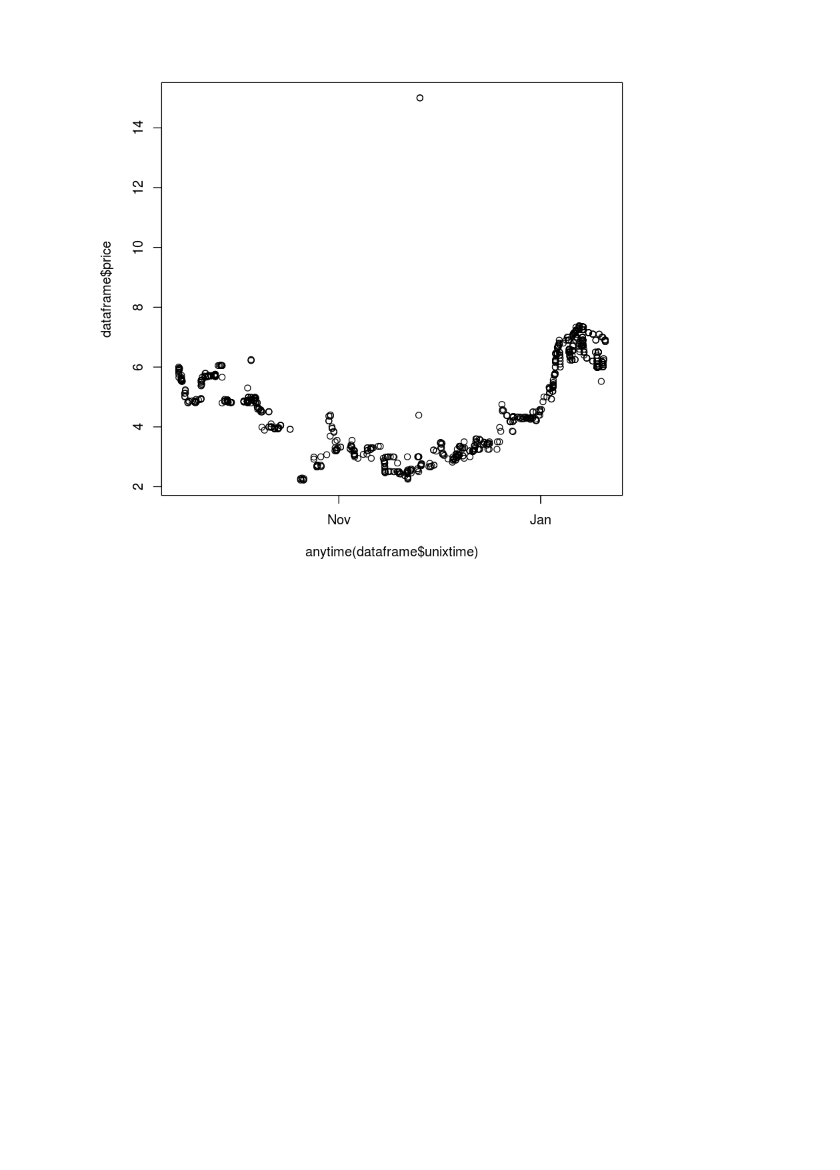
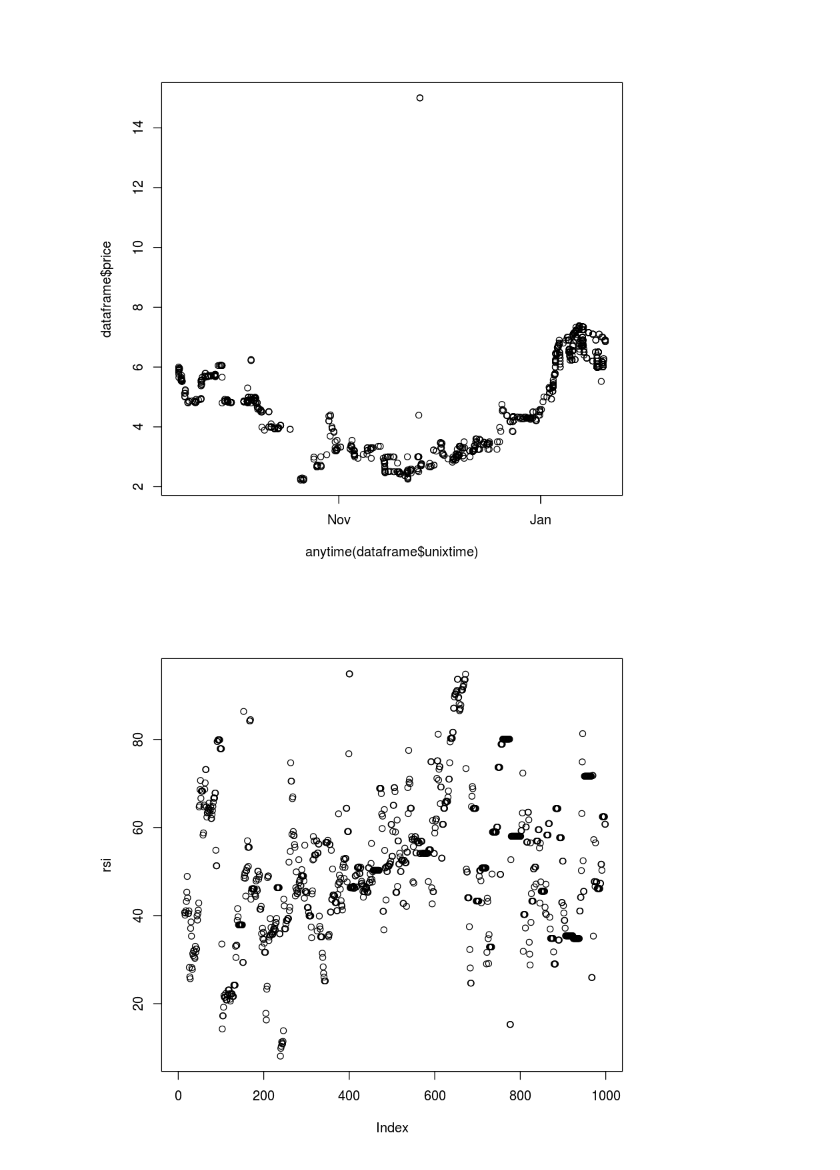
Before and after one commit to ivanbenas/TheBOTi, a Jupyter notebook: TheBOTi.ipynb, the cells around one changed output. Saved outputs shown, nothing was run; the diff lists cells and outputs as text; code cells hidden in the pictures; blank space fills up the shorter version.

```diff
--- a/TheBOTi.ipynb
+++ b/TheBOTi.ipynb
@@ -43,3 +49,9 @@ head(dataframe)
 plot (anytime(dataframe$unixtime), dataframe$price)
 # %% [output]
 [figure]
+# %%
+rsi <- RSI(dataframe$price)
+# %%
+plot(rsi) #Modo basico, ver documentacion para usarlo con criterio
+# %% [output]
+[figure, added]
```
Also changed, not shown: parts of 2 cells of this notebook.
